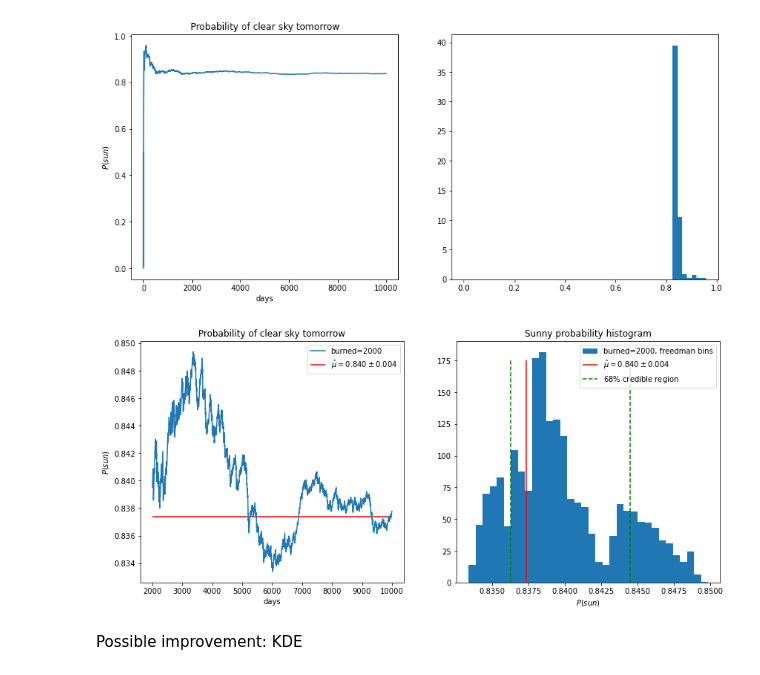
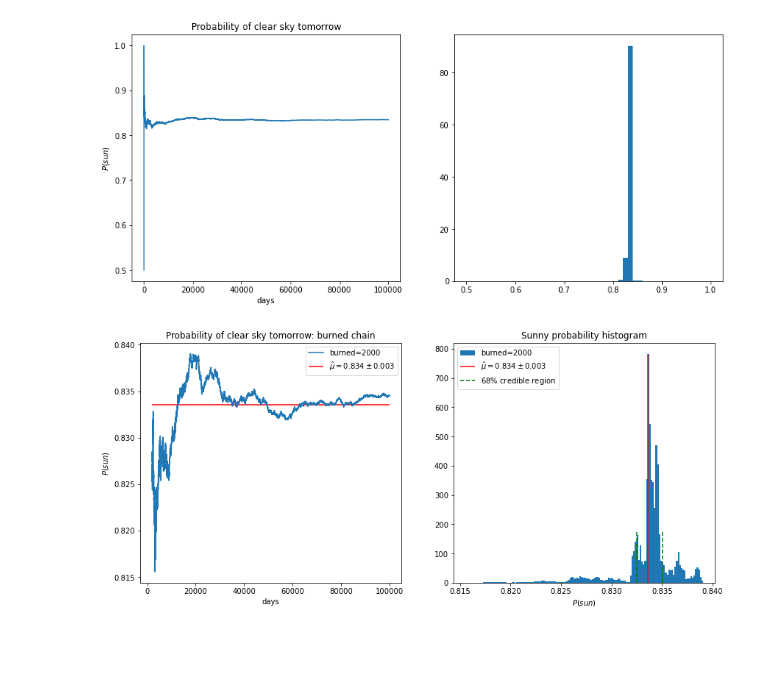
Before and after one commit to ludovicobizzarri/astrostatistics_bicocca_2024, a Jupyter notebook: working/Lesson 10/Wheather forecast.ipynb, the cells around one changed output. Drawn from its saved outputs; the diff is of its cells as text; code cells hidden in the pictures; blank space fills up the shorter version.

Commit message:
N_burned studies

```diff
--- a/working/Lesson 10/Wheather forecast.ipynb
+++ b/working/Lesson 10/Wheather forecast.ipynb
@@ -85,7 +85,7 @@ def weather_forecast(today):
     else:
         return 0 # cloudy day
 # %%
-N = 10000
+N = 100000
 
 # cloudy=0 ; clear = 1
 
@@ -111,39 +111,45 @@ ax[0].set_title('Probability of clear sky tomorrow')
 ax[1].hist(prob_sun,bins=50,density=True)
 plt.show()
 # %% [output]
-[figure, old version]
+[figure, new version]
 # %%
 # burn the first steps and re-do the analysis:
-burned = 2000
+burned = 2000 # let's initially try with 2000 burns
 
 mean = np.mean(prob_sun[burned:])
 std = np.std(prob_sun[burned:])
 perc16 = np.percentile(prob_sun[burned:],16)
 perc84 = np.percentile(prob_sun[burned:],84)
 #sigma = perc84-perc16
 sigmaG = astroMLstats.sigmaG(prob_sun[burned:])
 
 fig,ax = plt.subplots(nrows=1,ncols=2,figsize=(14,6))
 
 # trace plot
 ax[0].plot(np.arange(N)[burned:],prob_sun[burned:],label='burned=%i'%burned)
 ax[0].set_xlabel(r'days')
 ax[0].set_ylabel(r'$P(sun)$')
-ax[0].set_title('Probability of clear sky tomorrow')
+ax[0].set_title('Probability of clear sky tomorrow: burned chain')
 #ax[0].set_ylim(0.7,0.9)
-ax[0].hlines(median,burned,N,color='red',label='$\hat{\mu}=%.3f\pm%.3f$'%(mean,sigmaG))
+ax[0].hlines(mean,burned,N,color='red',label='$\hat{\mu}=%.3f\pm%.3f$'%(mean,std))
 ax[0].legend()
 
 # histogram
-ax[1] = fancyhist(prob_sun[burned:],density=True,bins='freedman',label='burned=%i, freedman bins'%burned)
+
+# MAP value
+
+hist, bins = np.histogram(prob_sun[burned:], bins=150,density=True)
+bin_mid = 0.5 * (bins[1:] + bins[:-1])
+idx = np.argsort(hist)[-1]
+map_theta = bin_mid[idx]
+
+ax[1].hist(prob_sun[burned:],density=True,bins=150,label='burned=%i'%burned)
 plt.title('Sunny probability histogram')
 plt.xlabel(r'$P(sun)$')
-plt.vlines(median,0,175,color='red',label='$\hat{\mu}=%.3f\pm%.3f$'%(mean,sigmaG))
+plt.vlines(mean,0,max(hist),color='red',label='$\hat{\mu}=%.3f\pm%.3f$'%(mean,std))
 plt.vlines(perc16,0,175,color='green',label='$68\%$ credible region',ls='dashed')
 plt.vlines(perc84,0,175,color='green',ls='dashed')
 plt.legend()
 plt.show()
 # %% [output]
-[figure, old version]
+[figure, new version]
-# %% [markdown]
-Possible improvement: KDE
```
Also changed, not shown: parts of 3 cells of this notebook.
